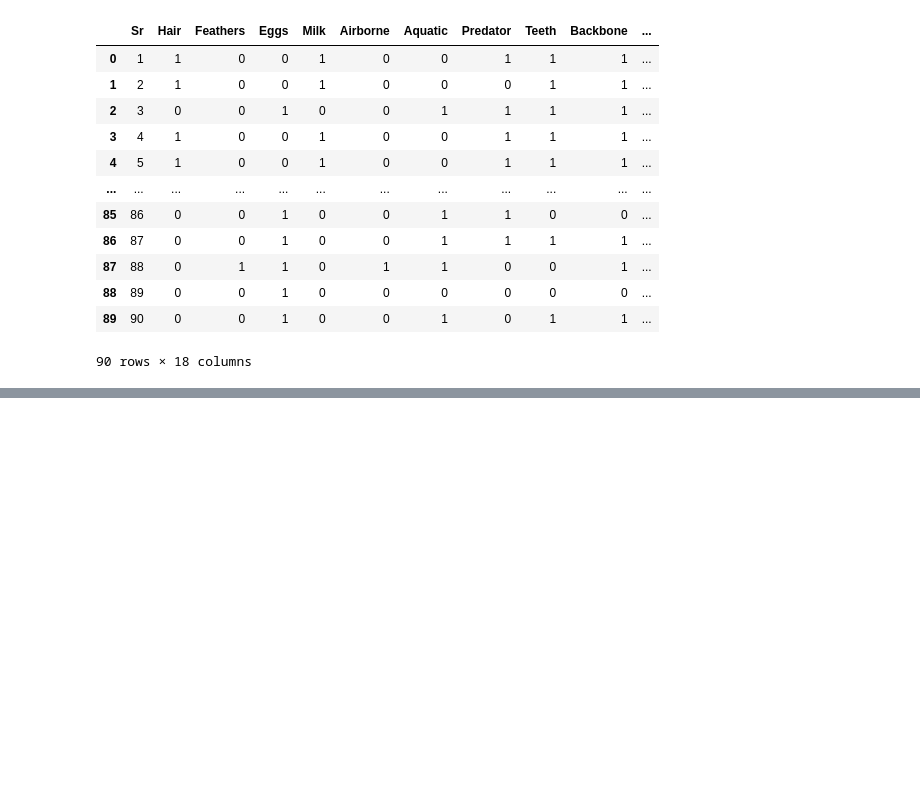
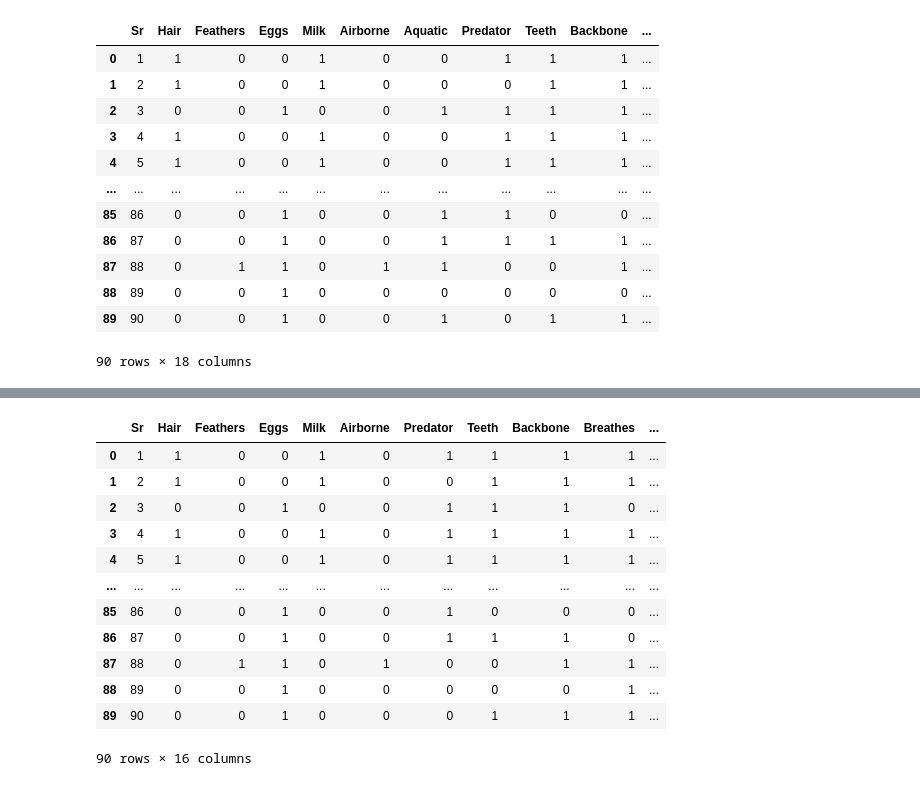
Before and after one commit to natadh/APT3025, a Jupyter notebook: Decision_Trees_(Animals).ipynb, the cells around one changed output, grey strips where cells are left out. Drawn from its saved outputs; the diff is of its cells as text; code cells hidden in the pictures; blank space fills up the shorter version.

```diff
--- a/Decision_Trees_(Animals).ipynb
+++ b/Decision_Trees_(Animals).ipynb
@@ -28,0 +77,16 @@ from sklearn import tree
+# %%
+X
+# %% [output]
+|  | Sr | Hair | Feathers | Eggs | Milk | Airborne | Predator | Teeth | Backbone | Breathes | ... |
+| 0 | 1 | 1 | 0 | 0 | 1 | 0 | 1 | 1 | 1 | 1 | ... |
+| 1 | 2 | 1 | 0 | 0 | 1 | 0 | 0 | 1 | 1 | 1 | ... |
+| 2 | 3 | 0 | 0 | 1 | 0 | 0 | 1 | 1 | 1 | 0 | ... |
+| 3 | 4 | 1 | 0 | 0 | 1 | 0 | 1 | 1 | 1 | 1 | ... |
+| 4 | 5 | 1 | 0 | 0 | 1 | 0 | 1 | 1 | 1 | 1 | ... |
+| ... | ... | ... | ... | ... | ... | ... | ... | ... | ... | ... | ... |
+| 85 | 86 | 0 | 0 | 1 | 0 | 0 | 1 | 0 | 0 | 0 | ... |
+| 86 | 87 | 0 | 0 | 1 | 0 | 0 | 1 | 1 | 1 | 0 | ... |
+| 87 | 88 | 0 | 1 | 1 | 0 | 1 | 0 | 0 | 1 | 1 | ... |
+| 88 | 89 | 0 | 0 | 1 | 0 | 0 | 0 | 0 | 0 | 1 | ... |
+| 89 | 90 | 0 | 0 | 1 | 0 | 0 | 0 | 1 | 1 | 1 | ... |
+90 rows × 16 columns
```
Also changed, not shown: parts of 48 cells of this notebook.
